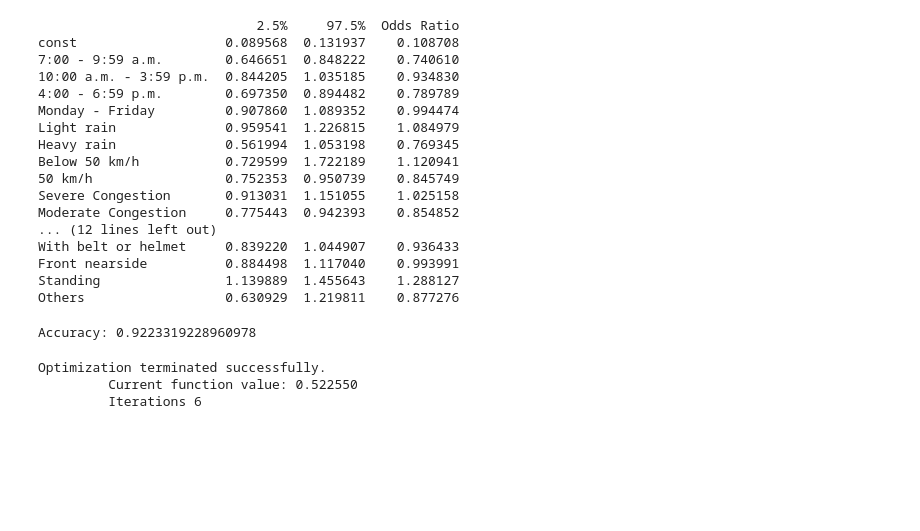
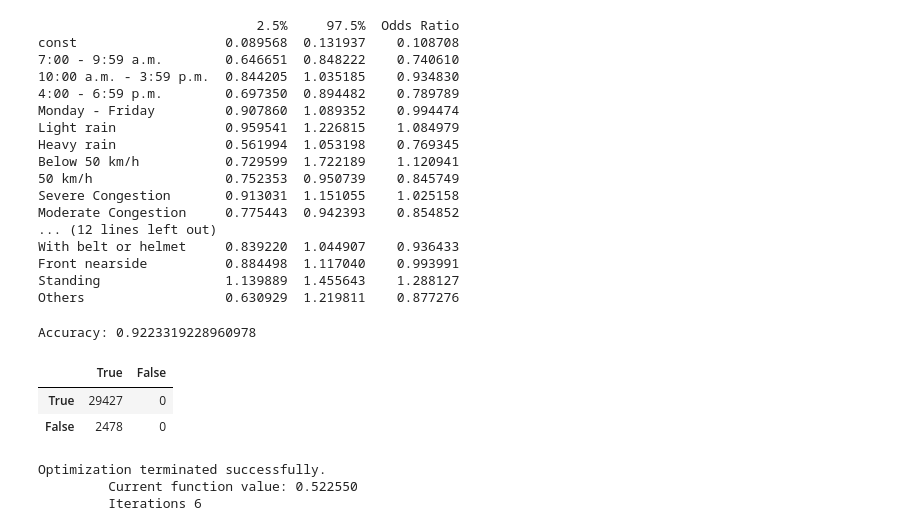
Before and after one commit to p768lwy3/HK_traffic, a Jupyter notebook: logit.ipynb, the cells around one changed output. Cells and saved outputs as stored; diff of their text form; code cells hidden in the pictures; blank space fills up the shorter version.

```diff
--- a/logit.ipynb
+++ b/logit.ipynb
@@ -730,6 +737,13 @@ print('Accuracy:', accuracy_score(
     y_passen, np.rint(m_passen.predict(p_passen, X_passen))))
 # %% [output]
 Accuracy: 0.9223319228960978
+# %%
+pd.DataFrame(confusion_matrix(y_passen, np.rint(m_passen.predict(p_passen, X_passen))),
+             index=['True', 'False'], columns=['True', 'False'])
+# %% [output]
+|  | True | False |
+| True | 29427 | 0 |
+| False | 2478 | 0 |
 # %%
 X_pedest = sm.add_constant(X_pedest)
 m_pedest = sm.Logit(y_pedest, X_pedest)
```
Also changed, not shown: parts of 7 cells of this notebook.
